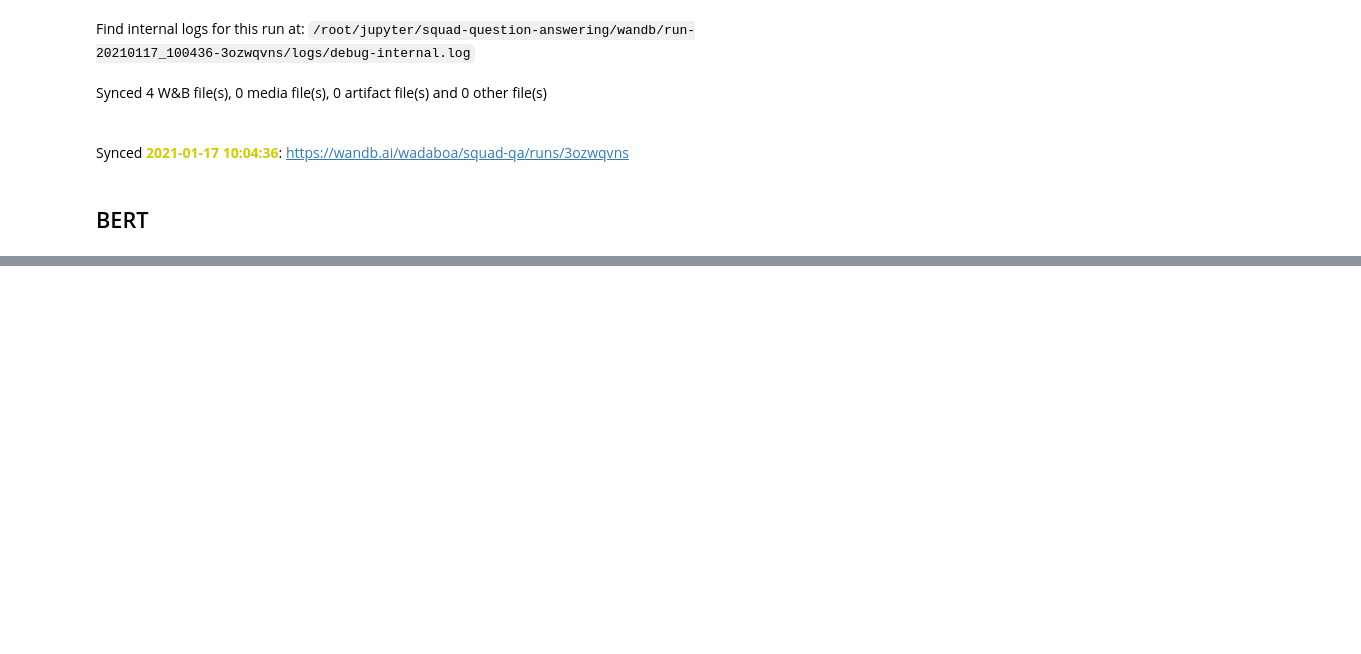
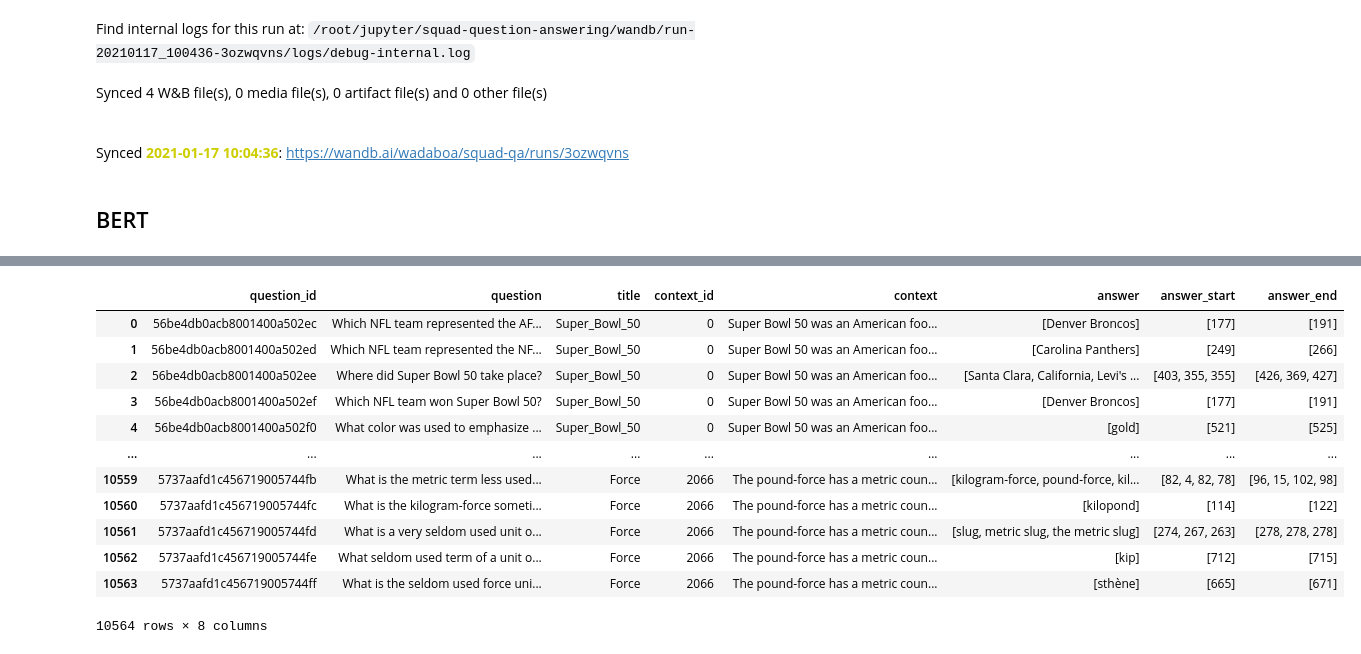
Before and after one commit to Wadaboa/squad-question-answering, a Jupyter notebook: main.ipynb, the cells around one changed output, grey strips where cells are left out. Saved outputs shown, nothing was run; the diff lists cells and outputs as text; code cells hidden in the pictures; blank space fills up the shorter version.

```diff
--- a/main.ipynb
+++ b/main.ipynb
@@ -385,3 +453,19 @@ bert_model = transformers.BertModel.from_pretrained("bert-base-uncased")
+# %%
+bert_dm.test_df
+# %% [output]
+|  | question_id | question | title | context_id | context | answer | answer_start | answer_end |
+| 0 | 56be4db0acb8001400a502ec | Which NFL team represented the AF... | Super_Bowl_50 | 0 | Super Bowl 50 was an American foo... | [Denver Broncos] | [177] | [191] |
+| 1 | 56be4db0acb8001400a502ed | Which NFL team represented the NF... | Super_Bowl_50 | 0 | Super Bowl 50 was an American foo... | [Carolina Panthers] | [249] | [266] |
+| 2 | 56be4db0acb8001400a502ee | Where did Super Bowl 50 take place? | Super_Bowl_50 | 0 | Super Bowl 50 was an American foo... | [Santa Clara, California, Levi's ... | [403, 355, 355] | [426, 369, 427] |
+| 3 | 56be4db0acb8001400a502ef | Which NFL team won Super Bowl 50? | Super_Bowl_50 | 0 | Super Bowl 50 was an American foo... | [Denver Broncos] | [177] | [191] |
+| 4 | 56be4db0acb8001400a502f0 | What color was used to emphasize ... | Super_Bowl_50 | 0 | Super Bowl 50 was an American foo... | [gold] | [521] | [525] |
+| ... | ... | ... | ... | ... | ... | ... | ... | ... |
+| 10559 | 5737aafd1c456719005744fb | What is the metric term less used... | Force | 2066 | The pound-force has a metric coun... | [kilogram-force, pound-force, kil... | [82, 4, 82, 78] | [96, 15, 102, 98] |
+| 10560 | 5737aafd1c456719005744fc | What is the kilogram-force someti... | Force | 2066 | The pound-force has a metric coun... | [kilopond] | [114] | [122] |
+| 10561 | 5737aafd1c456719005744fd | What is a very seldom used unit o... | Force | 2066 | The pound-force has a metric coun... | [slug, metric slug, the metric slug] | [274, 267, 263] | [278, 278, 278] |
+| 10562 | 5737aafd1c456719005744fe | What seldom used term of a unit o... | Force | 2066 | The pound-force has a metric coun... | [kip] | [712] | [715] |
+| 10563 | 5737aafd1c456719005744ff | What is the seldom used force uni... | Force | 2066 | The pound-force has a metric coun... | [sthène] | [665] | [671] |
+10564 rows × 8 columns
 # %%
 bert_args = transformers.TrainingArguments(
     output_dir="./checkpoints",
```
Also changed, not shown: parts of 16 cells of this notebook, 3 other files.
